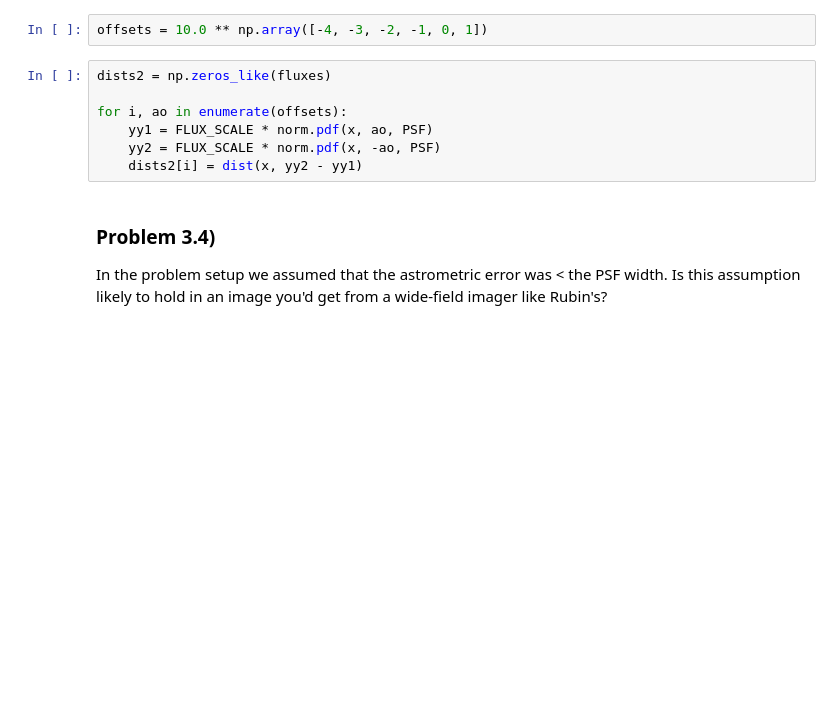
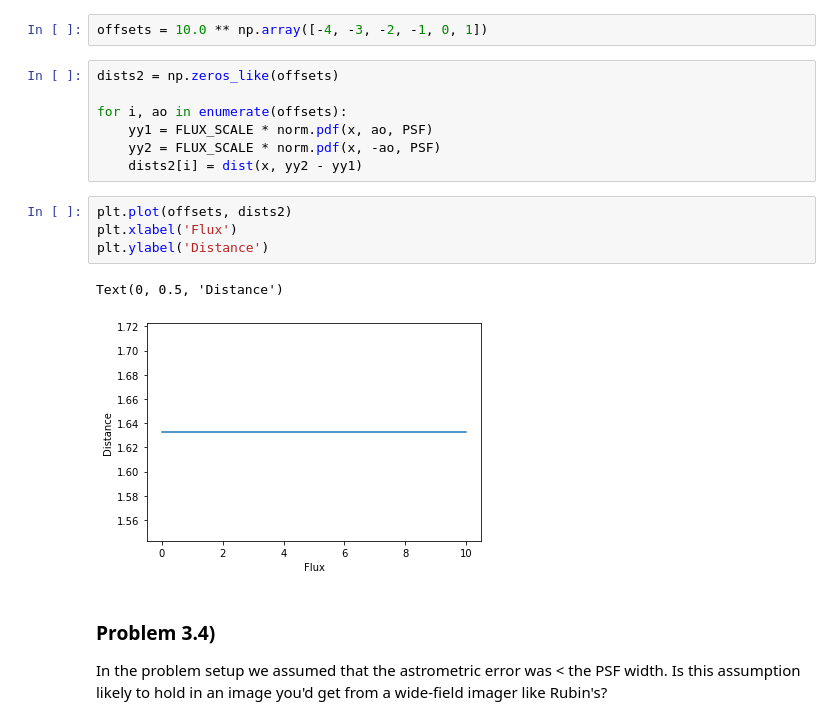
Before and after one commit to yupinghuang/LSSTC-DSFP-Sessions, a Jupyter notebook: Session11/Day4/CoadditionAndSubtraction-Copy1.ipynb, the cells around one changed output. Cells and saved outputs as stored; diff of their text form; blank space fills up the shorter version.

```diff
--- a/Session11/Day4/CoadditionAndSubtraction-Copy1.ipynb
+++ b/Session11/Day4/CoadditionAndSubtraction-Copy1.ipynb
@@ -341,12 +341,19 @@ Text(0, 0.5, 'Distance')
 # %%
 offsets = 10.0 ** np.array([-4, -3, -2, -1, 0, 1])
 # %%
-dists2 = np.zeros_like(fluxes)
+dists2 = np.zeros_like(offsets)
 
 for i, ao in enumerate(offsets):
     yy1 = FLUX_SCALE * norm.pdf(x, ao, PSF)
     yy2 = FLUX_SCALE * norm.pdf(x, -ao, PSF)
     dists2[i] = dist(x, yy2 - yy1)
+# %%
+plt.plot(offsets, dists2)
+plt.xlabel('Flux')
+plt.ylabel('Distance')
+# %% [output]
+Text(0, 0.5, 'Distance')
+[figure, added]
 # %% [markdown]
 ### Problem  3.4)
 In the problem setup we assumed that the astrometric error was < the PSF width. Is this assumption likely to hold in an image you'd get from a wide-field imager like Rubin's?
```
Also changed, not shown: 4 other files.
